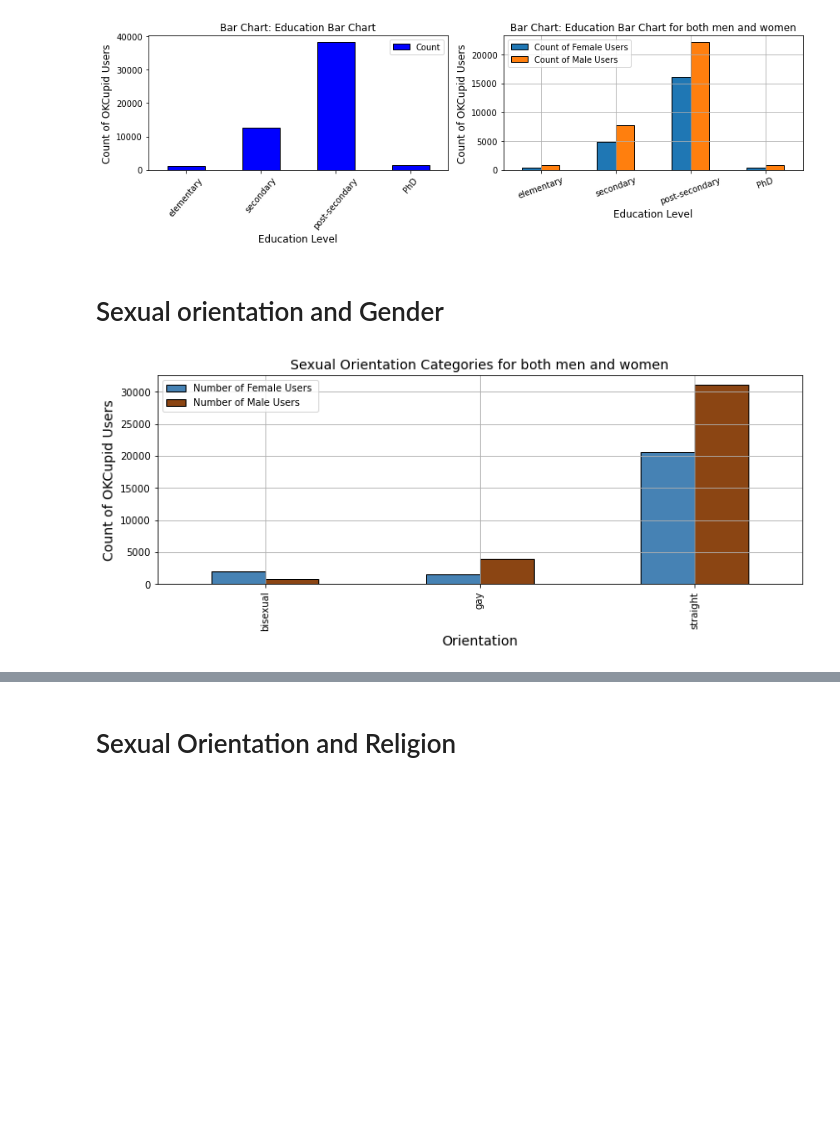
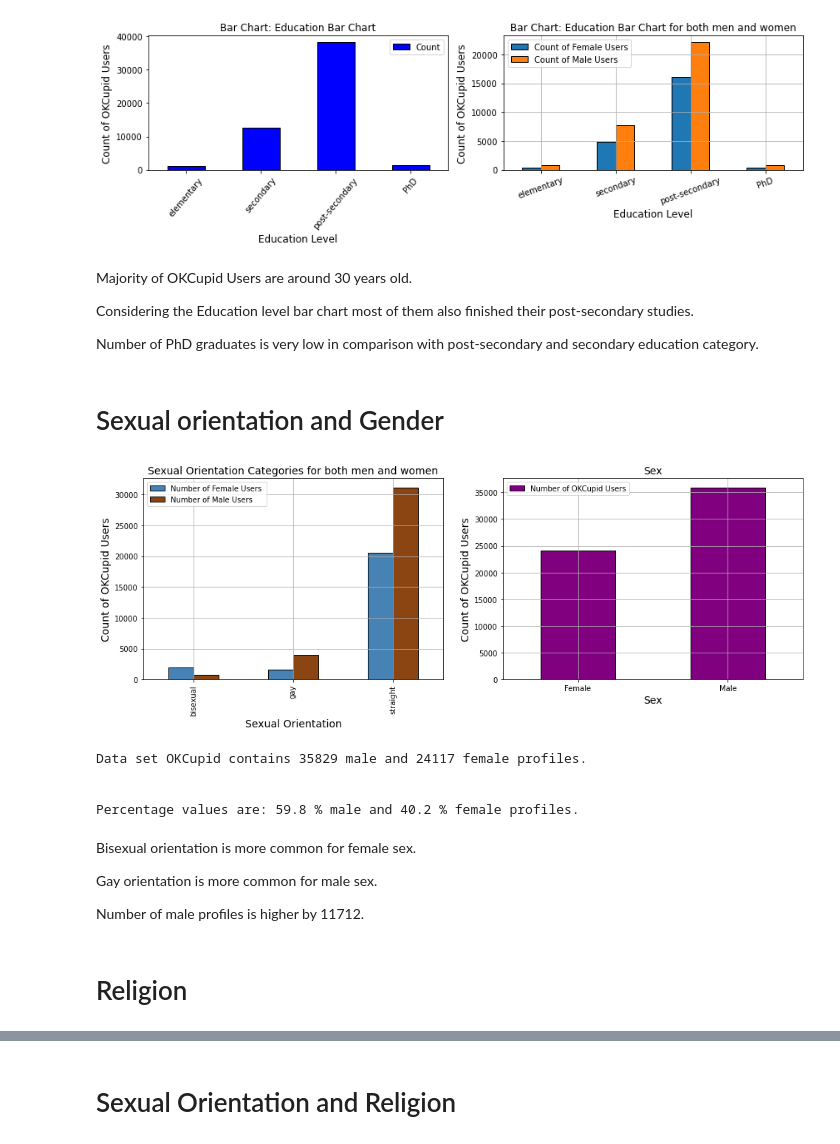
Before and after one commit to pvlasak/Codecademy_Build_ML_Model, a Jupyter notebook: Date_App_OKCupid___Project_ML__.ipynb, the cells around one changed output, grey strips where cells are left out. Drawn from its saved outputs; the diff is of its cells as text; code cells hidden in the pictures; blank space fills up the shorter version.

```diff
--- a/Date_App_OKCupid___Project_ML__.ipynb
+++ b/Date_App_OKCupid___Project_ML__.ipynb
@@ -863,18 +967,59 @@ plt.tight_layout();
 # %% [output]
 [figure]
 [figure]
+# %% [markdown]
+Majority of OKCupid Users are around 30 years old.
+
+Considering the Education level bar chart most of them also finished their post-secondary studies.
+
+Number of PhD graduates is very low in comparison with post-secondary and secondary education category.
 # %% [markdown]
 # Sexual orientation and Gender
 # %%
-fig, axes = plt.subplots(1,1, figsize=(12,4))
-(ax1) = axes
+fig, axes = plt.subplots(1,2, figsize=(16,5))
+(ax1, ax2) = axes
 legend_labels = ['Number of Female Users ', 'Number of Male Users']
 bar_color = ['steelblue', 'saddlebrown']
 df.assign(count = 1).groupby(["orientation", "sex"]).count()[["count"]].unstack(1).plot.bar(ax = ax1, color = bar_color, edgecolor = 'black')
-ax1.set_xlabel('Orientation', fontsize = 14);
+ax1.set_xlabel('Sexual Orientation', fontsize = 14);
 ax1.set_ylabel('Count of OKCupid Users', fontsize = 14);
 ax1.set_title('Sexual Orientation Categories for both men and women', fontsize = 14);
 ax1.legend(labels = legend_labels)
 ax1.grid();
+
+
+(df[["sex"]].assign(count = 1).groupby("sex").sum()
+.plot.bar(ax = ax2, color = "purple", edgecolor = 'black')
+)
+ax2.set_xlabel('Sex', fontsize = 14);
+ax2.set_ylabel('Count of OKCupid Users', fontsize = 14);
+ax2.set_title('Sex', fontsize = 14);
+ax2.legend(labels = ['Number of OKCupid Users'])
+ax2.set_xticklabels(labels = ['Female', 'Male'], rotation = 0)
+ax2.grid();
 # %% [output]
-[figure, old version]
+[figure, new version]
+# %%
+number_of_male_profiles = df.sex.value_counts()[0]
+number_of_female_profiles = df.sex.value_counts()[1]
+sum_of_profiles = df.shape[0]
+
+print('Data set OKCupid contains {} male and {} female profiles.'.format(number_of_male_profiles, number_of_female_profiles))
+print("\n")
+(print('Percentage values are: {} % male and {} % female profiles.'
+      .format(round(number_of_male_profiles/sum_of_profiles * 100, 1),
+              round(number_of_female_profiles/sum_of_profiles * 100, 1)))
+)
+# %% [output]
+Data set OKCupid contains 35829 male and 24117 female profiles.
+
+
+Percentage values are: 59.8 % male and 40.2 % female profiles.
+# %% [markdown]
+Bisexual orientation is more common for female sex.
+
+Gay orientation is more common for male sex.
+
+Number of male profiles is higher by 11712.
+# %% [markdown]
+# Religion
```
Also changed, not shown: parts of 156 cells of this notebook.
